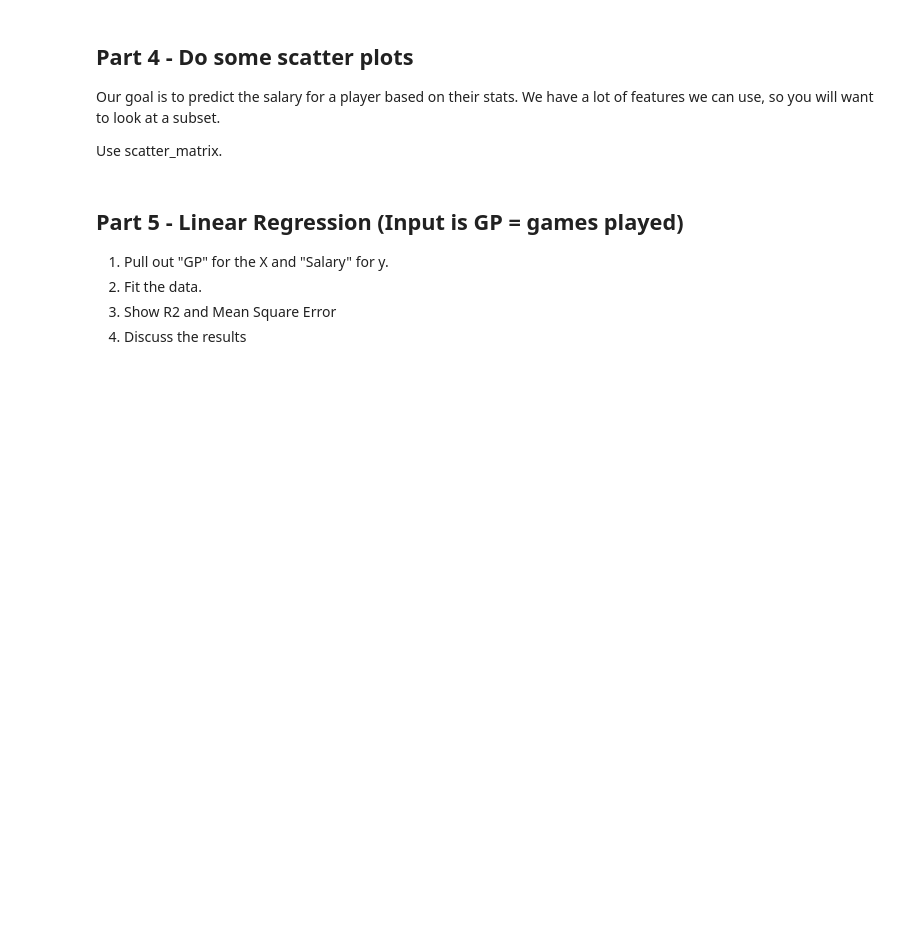
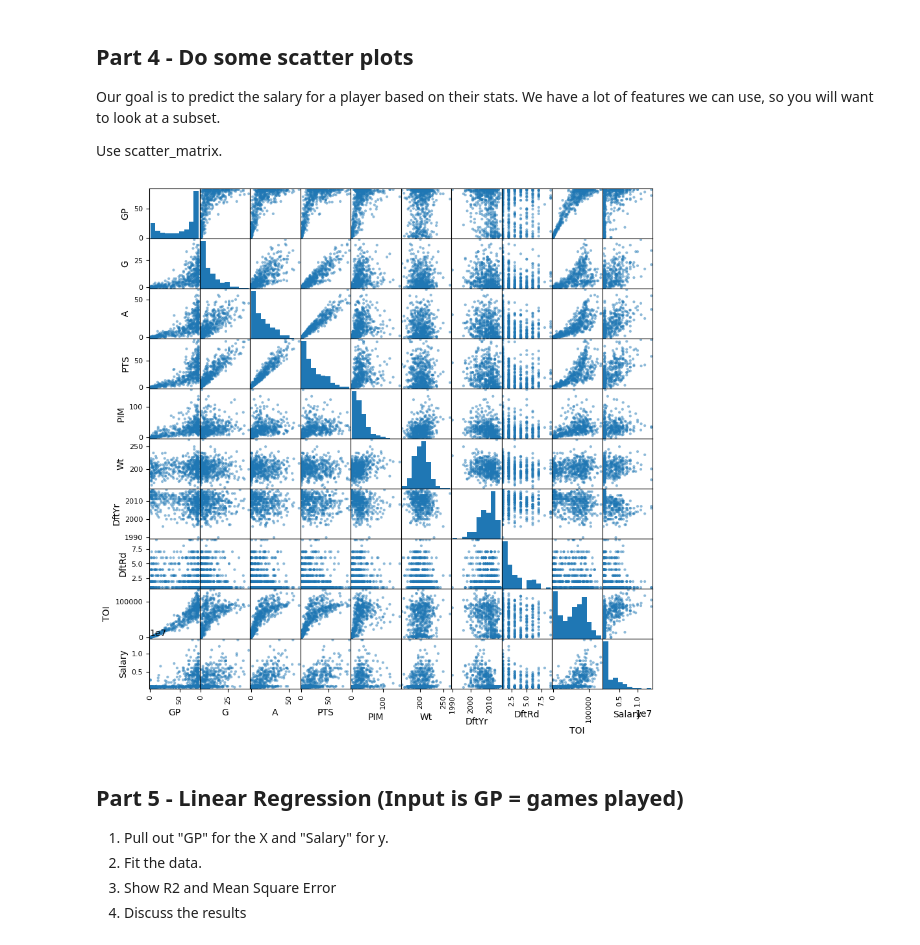
Before and after one commit to jaichandm/machine-learning-s23-prog4-jaichandm, a Jupyter notebook: Assignment4.ipynb, the cells around one changed output. Drawn from its saved outputs; the diff is of its cells as text; code cells hidden in the pictures; blank space fills up the shorter version.

Commit message:
Update Part 4 -scatter plots for diff. features

```diff
--- a/Assignment4.ipynb
+++ b/Assignment4.ipynb
@@ -154,3 +152,16 @@ Use scatter_matrix.
+# %%
+import matplotlib.pyplot as plt
+from pandas.plotting import scatter_matrix
+
+# Choose a subset of features
+subset_feat = ['GP', 'G', 'A', 'PTS', 'PIM' ,'Wt','DftYr','DftRd', 'TOI', 'Salary']
+
+# Create a scatter matrix for the chosen features
+scatter_matrix(hockey_df[subset_feat], figsize=(10,10), diagonal='hist')
+
+plt.show()
+# %% [output]
+[figure, added]
 # %% [markdown]
 ## Part 5 - Linear Regression  (Input is GP = games played)
 1. Pull out "GP" for the X and "Salary" for y.
```
Also changed, not shown: parts of 1 cell of this notebook.
